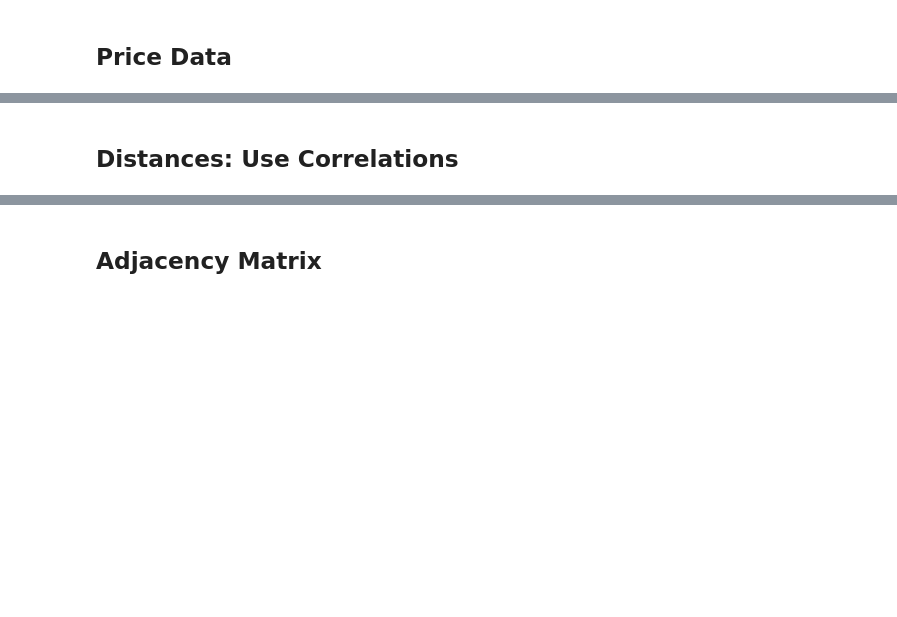
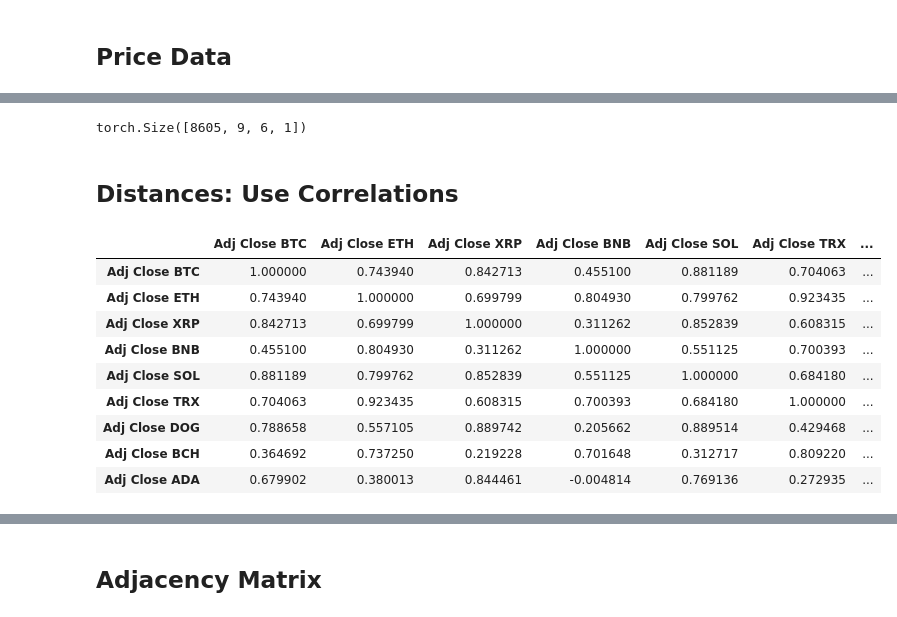
Before and after one commit to fgias/stock-price-anomaly-detection, a Jupyter notebook: crypto_data.ipynb, the cells around one changed output, grey strips where cells are left out. Saved outputs shown, nothing was run; the diff lists cells and outputs as text; code cells hidden in the pictures; blank space fills up the shorter version.

```diff
--- a/crypto_data.ipynb
+++ b/crypto_data.ipynb
@@ -65,5 +67,22 @@ data_tensor = data_tensor.reshape([data_tensor.shape[0], data_tensor.shape[1], 1
 np.save("stgan-algo/STGAN/crypto/data/data.npy", data_tensor.numpy())
+# %%
+data_tensor.shape
+# %% [output]
+torch.Size([8605, 9, 6, 1])
 # %% [markdown]
 ## Distances: Use Correlations
+# %%
+df[[col for col in df.columns if "Adj Close" in col]].corr()
+# %% [output]
+|  | Adj Close BTC | Adj Close ETH | Adj Close XRP | Adj Close BNB | Adj Close SOL | Adj Close TRX | ... |
+| Adj Close BTC | 1.000000 | 0.743940 | 0.842713 | 0.455100 | 0.881189 | 0.704063 | ... |
+| Adj Close ETH | 0.743940 | 1.000000 | 0.699799 | 0.804930 | 0.799762 | 0.923435 | ... |
+| Adj Close XRP | 0.842713 | 0.699799 | 1.000000 | 0.311262 | 0.852839 | 0.608315 | ... |
+| Adj Close BNB | 0.455100 | 0.804930 | 0.311262 | 1.000000 | 0.551125 | 0.700393 | ... |
+| Adj Close SOL | 0.881189 | 0.799762 | 0.852839 | 0.551125 | 1.000000 | 0.684180 | ... |
+| Adj Close TRX | 0.704063 | 0.923435 | 0.608315 | 0.700393 | 0.684180 | 1.000000 | ... |
+| Adj Close DOG | 0.788658 | 0.557105 | 0.889742 | 0.205662 | 0.889514 | 0.429468 | ... |
+| Adj Close BCH | 0.364692 | 0.737250 | 0.219228 | 0.701648 | 0.312717 | 0.809220 | ... |
+| Adj Close ADA | 0.679902 | 0.380013 | 0.844461 | -0.004814 | 0.769136 | 0.272935 | ... |
 # %%
 # Use simple intuition: distance = 1 - correlation
```
Also changed, not shown: parts of 12 cells of this notebook, 1 other file.
